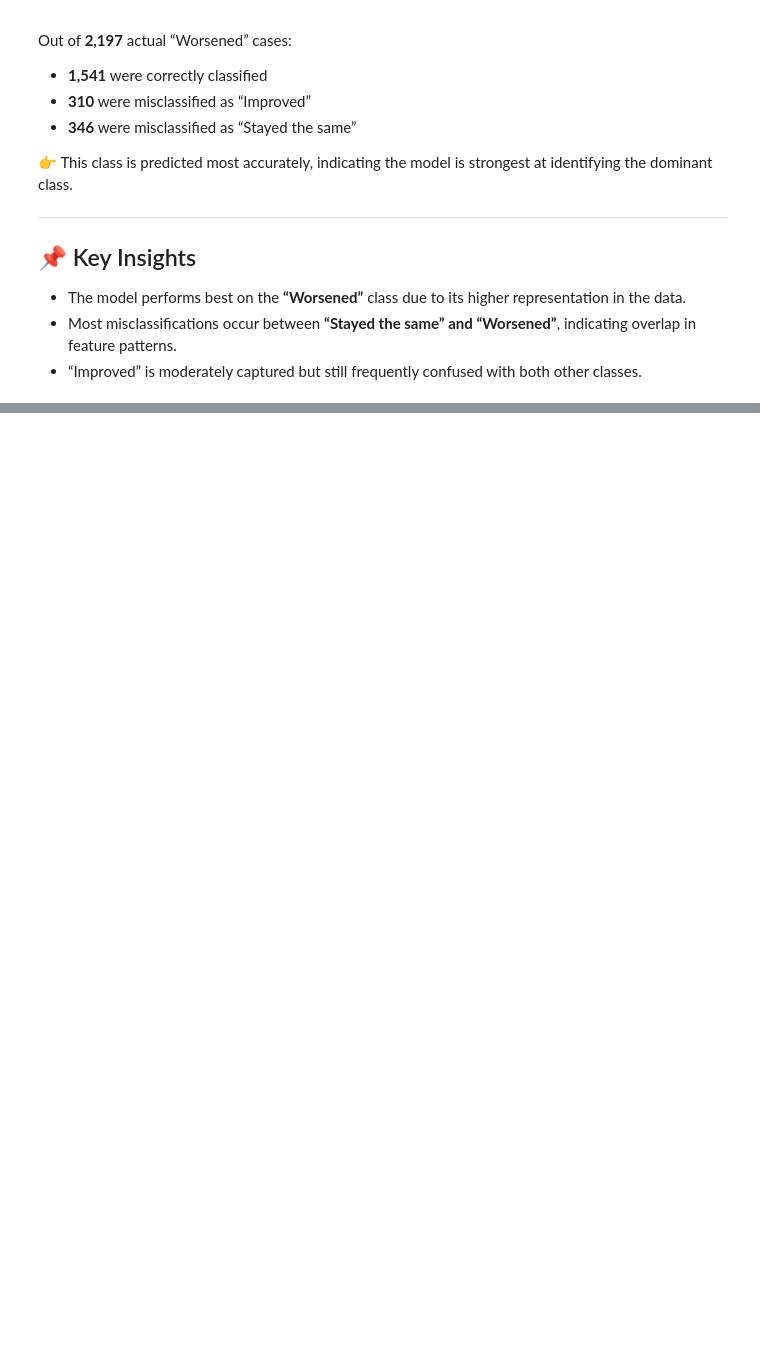
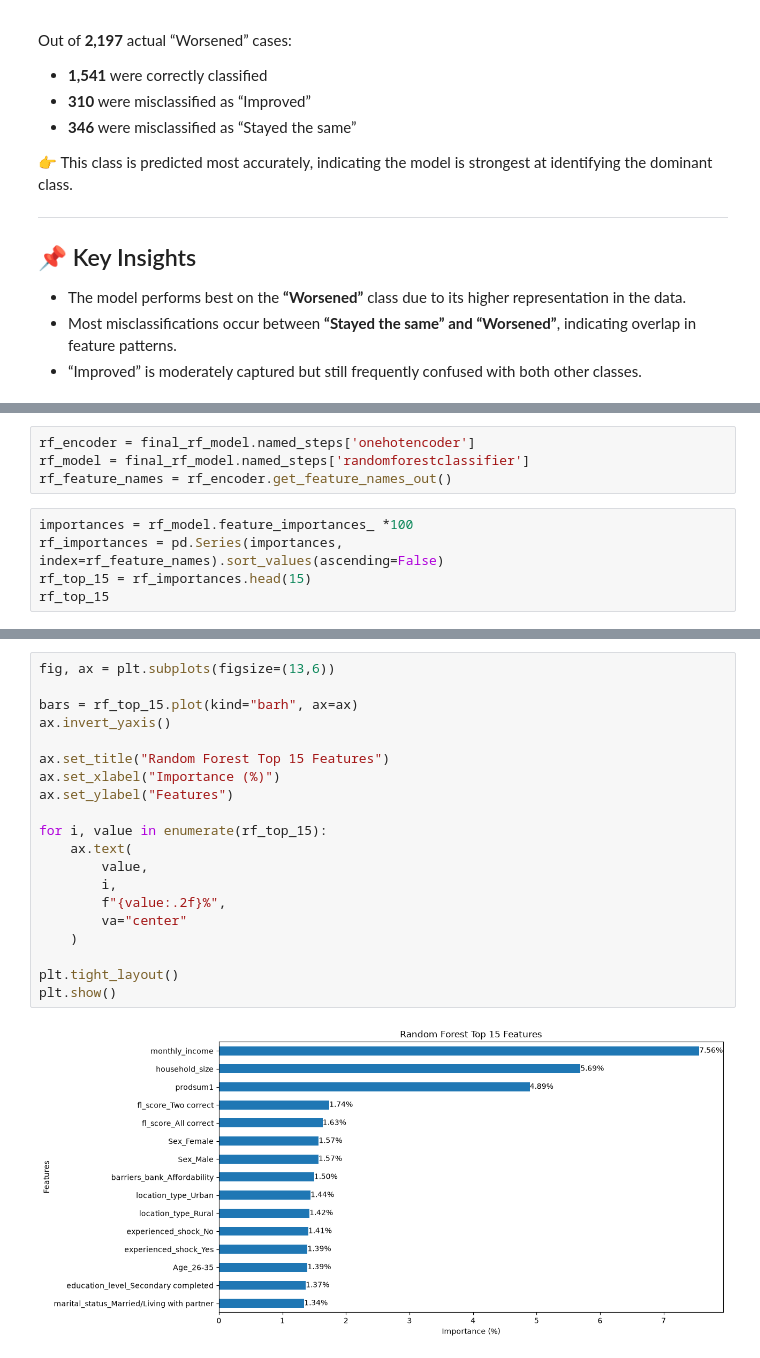
Before and after one commit to anyangamorris/DataSprint2026, a Jupyter notebook: notebooks/03_model_training.ipynb, the cells around one changed output, grey strips where cells are left out. Cells and saved outputs as stored; diff of their text form; blank space fills up the shorter version.

Commit message:
added feature importance

```diff
--- a/notebooks/03_model_training.ipynb
+++ b/notebooks/03_model_training.ipynb
@@ -419,0 +422,9 @@ Out of **2,197** actual “Worsened” cases:
+# %%
+rf_encoder = final_rf_model.named_steps['onehotencoder']
+rf_model = final_rf_model.named_steps['randomforestclassifier']
+rf_feature_names = rf_encoder.get_feature_names_out()
+# %%
+importances = rf_model.feature_importances_ *100
+rf_importances = pd.Series(importances, index=rf_feature_names).sort_values(ascending=False)
+rf_top_15 = rf_importances.head(15)
+rf_top_15
@@ -419,0 +448,22 @@ Out of **2,197** actual “Worsened” cases:
+# %%
+fig, ax = plt.subplots(figsize=(13,6))
+
+bars = rf_top_15.plot(kind="barh", ax=ax)
+ax.invert_yaxis()
+
+ax.set_title("Random Forest Top 15 Features")
+ax.set_xlabel("Importance (%)")
+ax.set_ylabel("Features")
+
+for i, value in enumerate(rf_top_15):
+    ax.text(
+        value,
+        i,
+        f"{value:.2f}%",
+        va="center"
+    )
+
+plt.tight_layout()
+plt.show()
+# %% [output]
+[figure, added]
```
Also changed, not shown: parts of 10 cells of this notebook.
